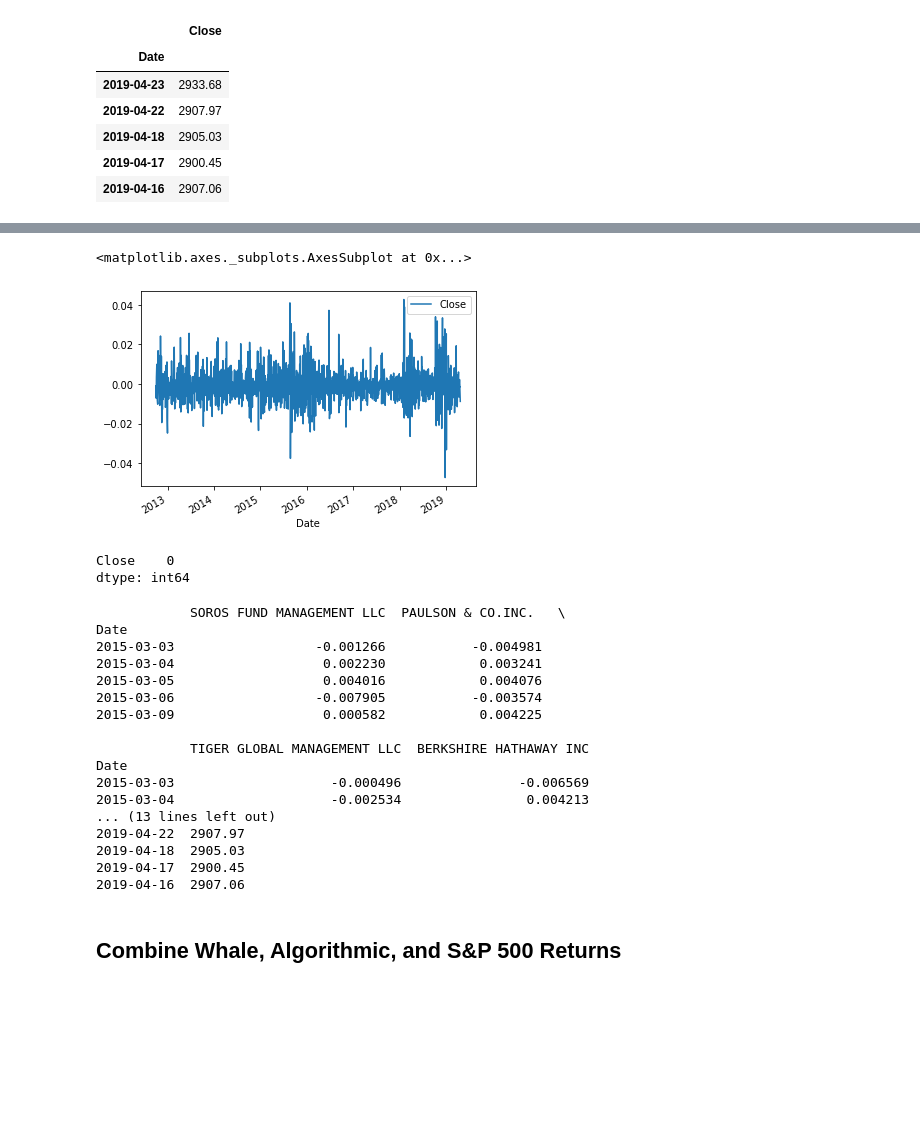
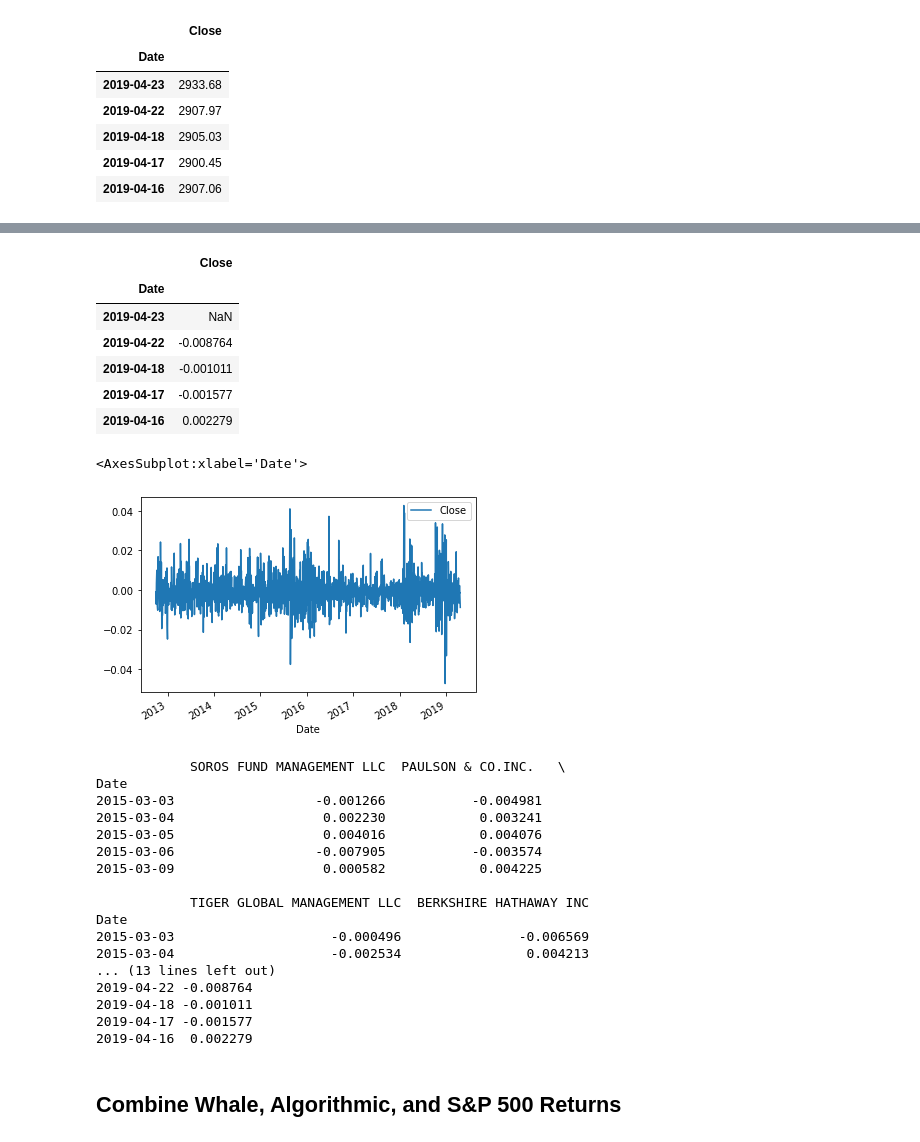
Before and after one commit to lil-bright/Pandas_Homework, a Jupyter notebook: whale_analysis.ipynb, the cells around one changed output, grey strips where cells are left out. Saved outputs shown, nothing was run; the diff lists cells and outputs as text; code cells hidden in the pictures; blank space fills up the shorter version.

```diff
--- a/whale_analysis.ipynb
+++ b/whale_analysis.ipynb
@@ -189,26 +189,26 @@ sp500_history_data.plot()
 [figure]
 # %%
 # Calculate using pct_change
-daily_returns = sp500_history_data.pct_change()
-daily_returns.head()
-# Plot Daily Returns
-daily_returns.plot()
+sp500_returns = sp500_history_data.pct_change()
+sp500_returns.head()
 # %% [output]
-<matplotlib.axes._subplots.AxesSubplot at 0x...>
-[figure, removed]
+|  | Close |
+| Date |  |
+| 2019-04-23 | NaN |
+| 2019-04-22 | -0.008764 |
+| 2019-04-18 | -0.001011 |
+| 2019-04-17 | -0.001577 |
+| 2019-04-16 | 0.002279 |
-# %%
-# Drop nulls
-# Drop Null
-sp500_history_data.isnull().mean()*100
-sp500_history_data=sp500_history_data.dropna()
-sp500_history_data.isnull().sum()
-# %% [output]
-Close    0
-dtype: int64
+# %%
+# Plot Daily Returns
+sp500_returns.plot()
+# %% [output]
+<AxesSubplot:xlabel='Date'>
+[figure, added]
 # %%
 print(whale_returns_data.head())
 print(algo_returns_data.head())
-print(sp500_history_data.head())
+print(sp500_returns.head())
 # %% [output]
             SOROS FUND MANAGEMENT LLC  PAULSON & CO.INC.   \
 Date
@@ -223,10 +223,10 @@ Date
 2015-03-03                    -0.000496               -0.006569
 2015-03-04                    -0.002534                0.004213
 ... (13 lines left out)
-2019-04-22  2907.97
-2019-04-18  2905.03
-2019-04-17  2900.45
-2019-04-16  2907.06
+2019-04-22 -0.008764
+2019-04-18 -0.001011
+2019-04-17 -0.001577
+2019-04-16  0.002279
 # %% [markdown]
 ## Combine Whale, Algorithmic, and S&P 500 Returns
 # %%
```
Also changed, not shown: parts of 29 cells of this notebook.
